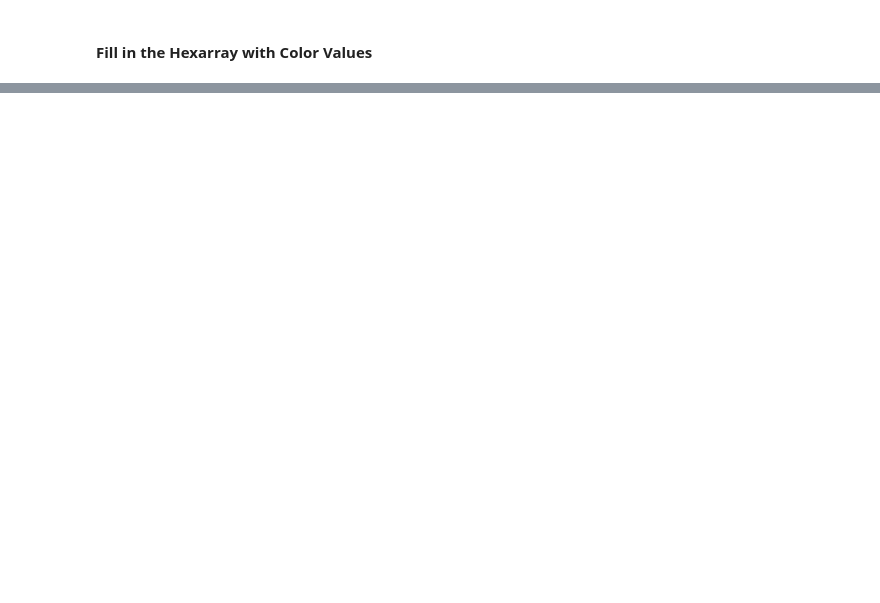
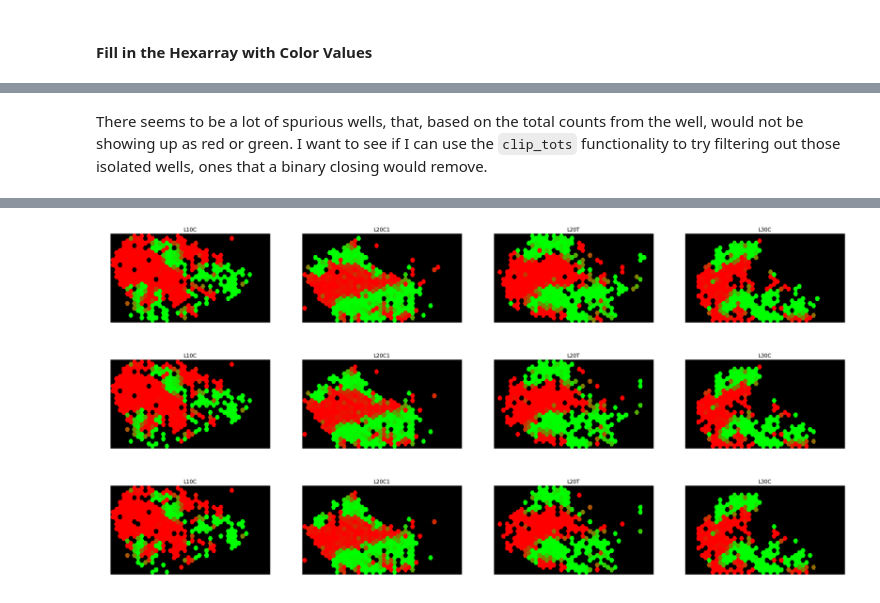
Before and after one commit to yelabucsf/spatial, a Jupyter notebook: spatial.notebooks/make.images.ipynb, the cells around one changed output, grey strips where cells are left out. Saved outputs shown, nothing was run; the diff lists cells and outputs as text; code cells hidden in the pictures; blank space fills up the shorter version.

```diff
--- a/spatial.notebooks/make.images.ipynb
+++ b/spatial.notebooks/make.images.ipynb
@@ -724,0 +409,19 @@ with open('/myvol/data2/deep2/images.pkl', 'wb') as file:
+# %% [markdown]
+There seems to be a lot of spurious wells, that, based on the total counts from the well, would not be showing up as red or green. I want to see if I can use the `clip_tots` functionality to try filtering out those isolated wells, ones that a binary closing would remove.
+# %%
+clip_tots_threshs = range(2,5) # I've introduced this to try to clean up a lot of the isolated wells that are lighting up
+
+for clip_tot in clip_tots_threshs:
+    clip_tots = [clip_tot]*4
+    img_list = list()
+    for batch, clip in tqdm(zip(counts.index.get_level_values('batch').unique(), clip_tots), total=4):
+        images = list()
+        color_df = get_colors(counts.loc[batch], cts=['Hepato', 'MC38'], clip_tots=clip)
+        img = get_image(color_df)
+        img_list.append(img)
+    fig, axes = plt.subplots(1,4, figsize=(30,10))
+    for img, ax, title in zip(img_list, np.ravel(axes), ['L10C', 'L20C1', 'L20T', 'L30C']):
+        ax.imshow(img);
+        ax.set_title(title)
+        ax.axis('off')
+# %% [output]
@@ -724,0 +431,3 @@ with open('/myvol/data2/deep2/images.pkl', 'wb') as file:
+[figure, added]
+[figure, added]
+[figure, added]
```
Also changed, not shown: parts of 78 cells of this notebook, 1 other file.
